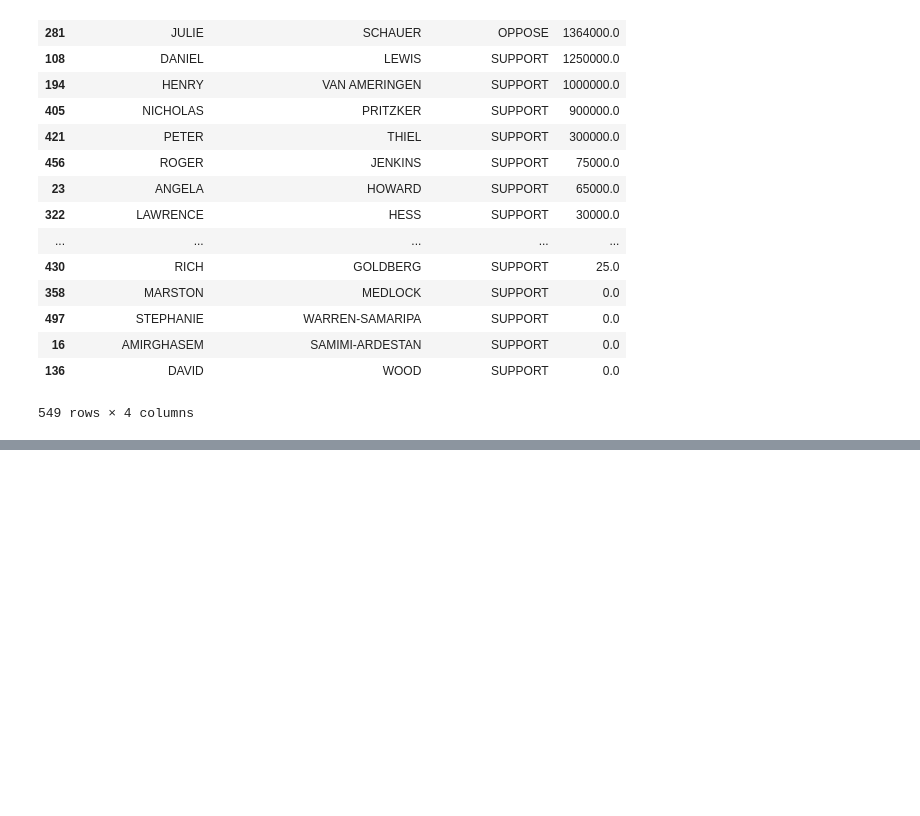
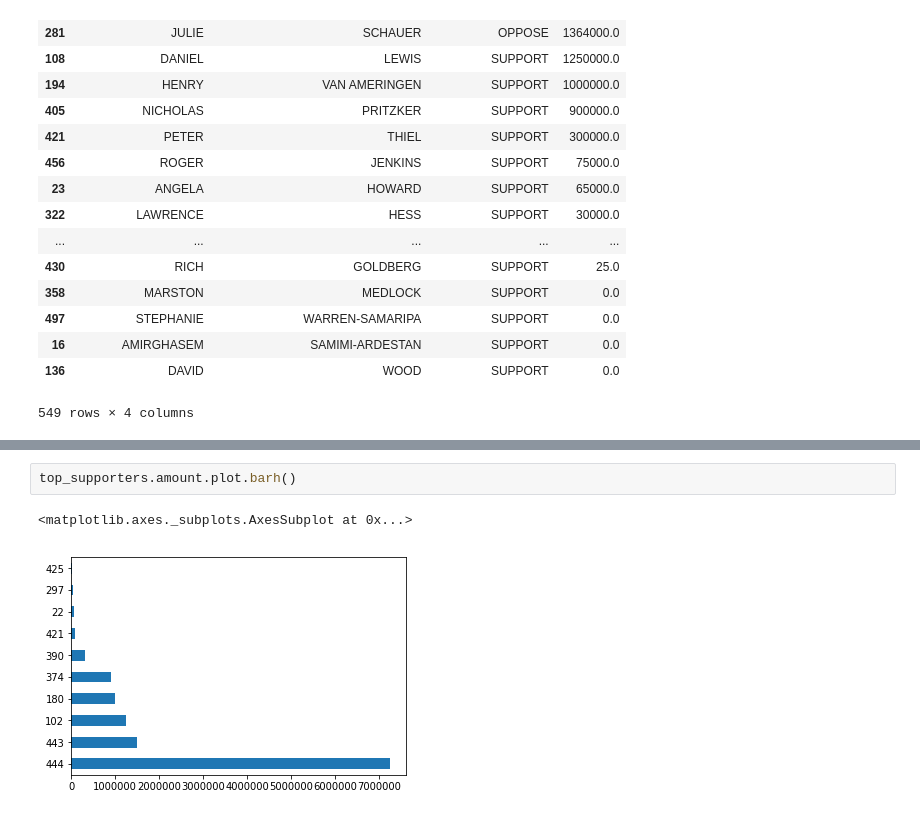
Before and after one commit to alanhovorka/first-python-notebook, a Jupyter notebook: firstjupnb.py.ipynb, the cells around one changed output, grey strips where cells are left out. Drawn from its saved outputs; the diff is of its cells as text; blank space fills up the shorter version.

```diff
--- a/firstjupnb.py.ipynb
+++ b/firstjupnb.py.ipynb
@@ -384,0 +426,5 @@ merged.groupby(["contributor_firstname","contributor_lastname","committee_positi
+# %%
+top_supporters.amount.plot.barh()
+# %% [output]
+<matplotlib.axes._subplots.AxesSubplot at 0x...>
+[figure, added]
```
Also changed, not shown: parts of 13 cells of this notebook, 1 other file.
